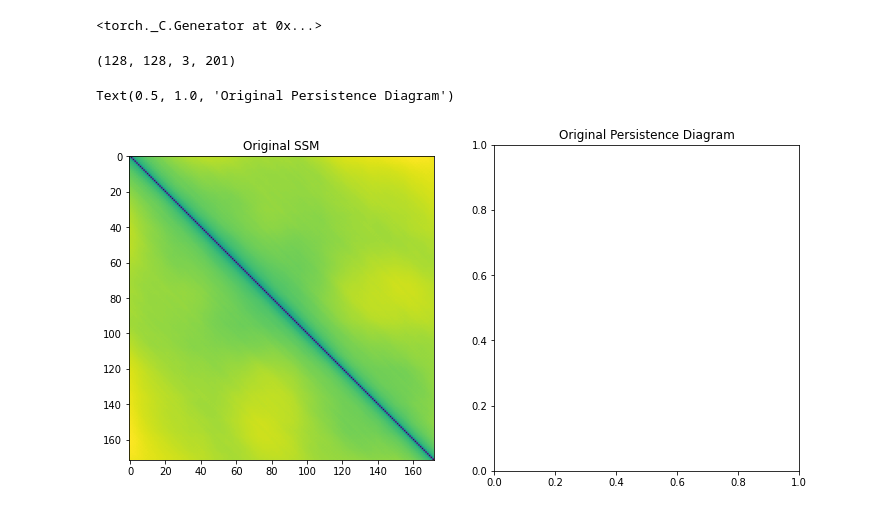
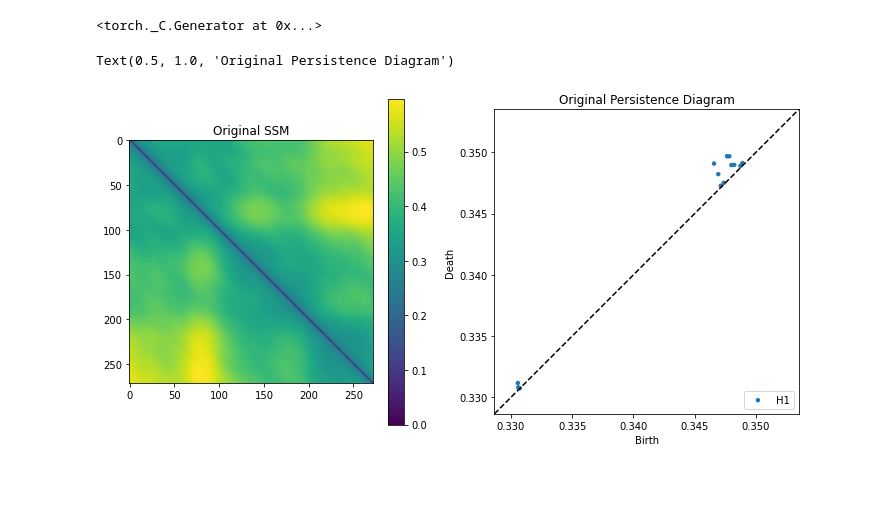
Before and after one commit to ctralie/deepcycles, a Jupyter notebook: ColorAmplification.ipynb, the cells around one changed output. Drawn from its saved outputs; the diff is of its cells as text; code cells hidden in the pictures; blank space fills up the shorter version.

```diff
--- a/ColorAmplification.ipynb
+++ b/ColorAmplification.ipynb
@@ -29,50 +29,49 @@ torch.manual_seed(2)
 <torch._C.Generator at 0x...>
 # %%
 frames = load_video("Videos/face_128.avi", make_rgb=True)
-frames = frames[:, :, :, 100::]
+#frames = frames[:, :, :, 100::]
 win = 30
-print(frames.shape)
 
 X = np.moveaxis(frames, [0, 1, 2, 3], [2, 3, 1, 0])
 X = np.array(X, dtype=float)/255
-downscale_fac = 1
+#XMu = np.mean(X, axis=0)
+#X -= XMu[None, :, :, :]
+#XMax = np.max(np.abs(X))
+#X /= XMax
 
-#"""
-XMu = np.mean(X, axis=1)
-X -= XMu[:, None, :, :]
-XMin = np.min(X, axis=1)
-X -= XMin[:, None, :, :]
-X /= downscale_fac
-X += 0.5 - 1/(downscale_fac*2)
-XOut = np.array(255*X, dtype=np.uint8)
-XOut = np.moveaxis(XOut, [2, 3, 1, 0], [0, 1, 2, 3])
+
+#XOut = X/np.max(X)
+#XOut = np.array(255*X, dtype=np.uint8)
+#XOut = np.moveaxis(XOut, [2, 3, 1, 0], [0, 1, 2, 3])
 #save_video("MeanSubtract.avi", XOut, is_rgb=True)
+
 
 #XR = np.reshape(X, (X.shape[0], X.shape[1], X.shape[2]*X.shape[3]))
 #XR = np.moveaxis(XR, [0, 1, 2], [2, 0, 1])
 #XR = np.reshape(XR, (XR.shape[0], XR.shape[1]*XR.shape[2]))
 #print(np.std(XR, axis=1))
 
 data = torch.from_numpy(X).float()
 
+batch_norm = torch.nn.BatchNorm2d(3)
 vid_dist = SlidingVideoDistanceMatrixLayer(win, 'cpu')
 rips = RipsPersistenceDistance([1])
-D = vid_dist(data)
+D = vid_dist(batch_norm(data))
 dgm = rips(D)[0]
 
 plt.figure(figsize=(12, 6))
 plt.subplot(121)
 plt.imshow(D.detach().numpy())
+plt.colorbar()
 plt.title("Original SSM")
 plt.subplot(122)
 dgm = dgm.detach().numpy()
 if dgm.size > 0:
     plot_diagrams(dgm, labels=["H1"])
 plt.title("Original Persistence Diagram")
 # %% [output]
-(128, 128, 3, 201)
+Text(0.5, 1.0, 'Original Persistence Diagram')
-Text(0.5, 1.0, 'Original Persistence Diagram')
-[figure, old version]
+[figure, new version]
 # %%
 def get_device():
     if torch.cuda.is_available():
```
Also changed, not shown: parts of 2 cells of this notebook, 1 other file.
